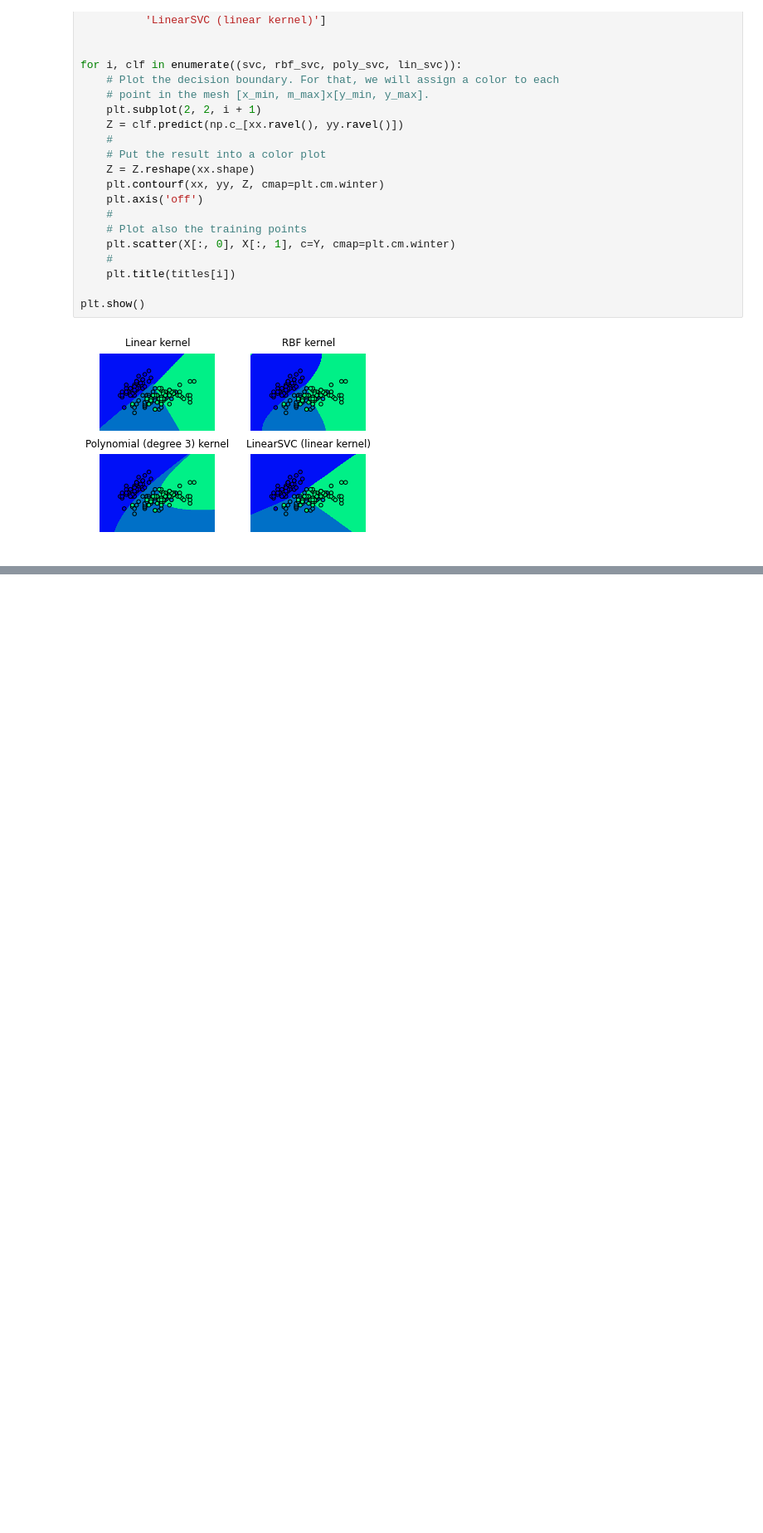
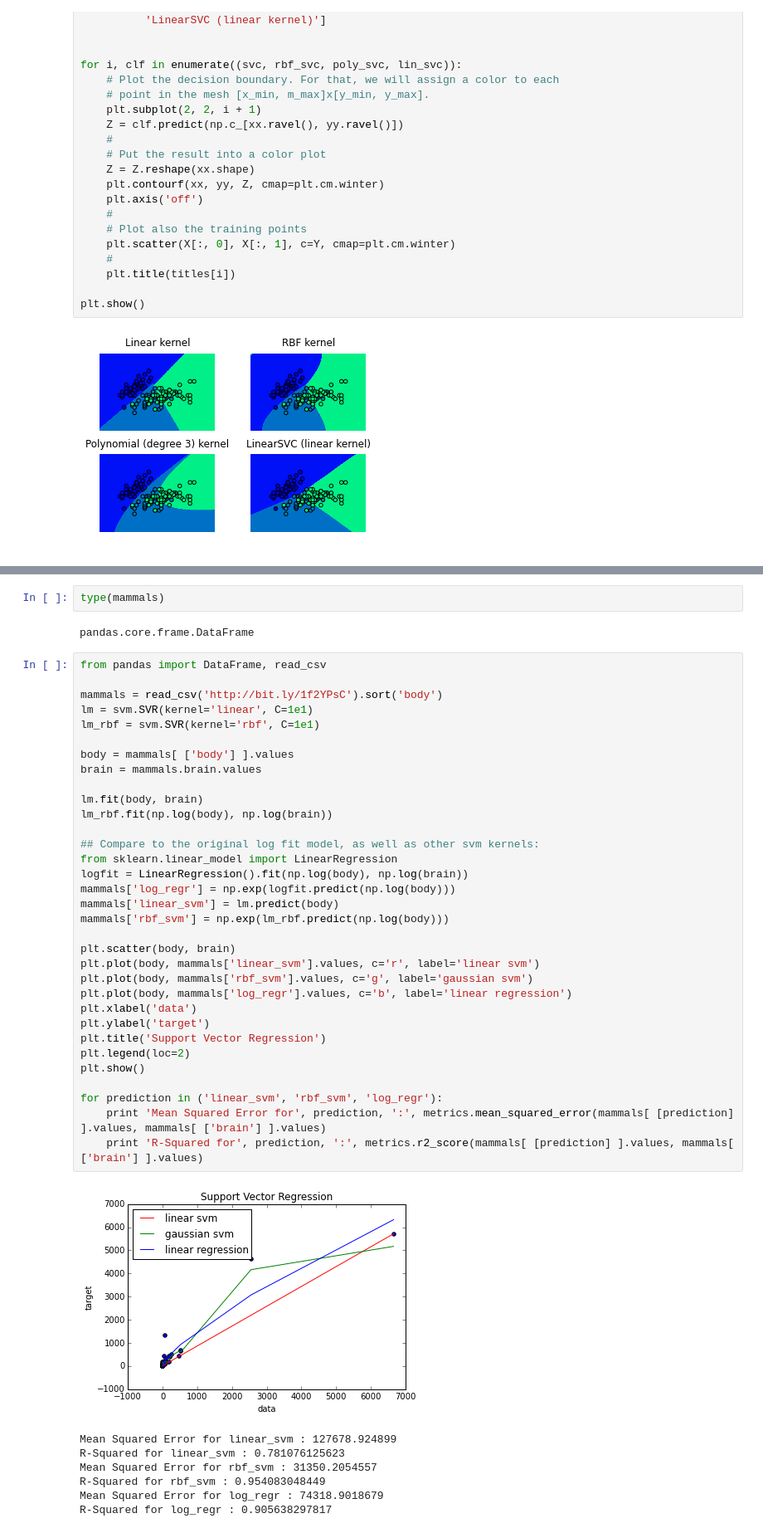
Before and after one commit to nipunbatra/NIOMTK, a Jupyter notebook: docs/Support Vector Machine - iris dataset.ipynb, the cells around one changed output, grey strips where cells are left out. Shown at 83% size. Cells and saved outputs as stored; diff of their text form; blank space fills up the shorter version.

```diff
--- a/docs/Support Vector Machine - iris dataset.ipynb
+++ b/docs/Support Vector Machine - iris dataset.ipynb
@@ -148,0 +174,45 @@ plt.show()
+# %%
+type(mammals)
+# %% [output]
+pandas.core.frame.DataFrame
+# %%
+from pandas import DataFrame, read_csv
+
+mammals = read_csv('http://bit.ly/1f2YPsC').sort('body')
+lm = svm.SVR(kernel='linear', C=1e1)
+lm_rbf = svm.SVR(kernel='rbf', C=1e1)
+
+body = mammals[ ['body'] ].values
+brain = mammals.brain.values
+
+lm.fit(body, brain)
+lm_rbf.fit(np.log(body), np.log(brain))
+
+## Compare to the original log fit model, as well as other svm kernels:
+from sklearn.linear_model import LinearRegression
+logfit = LinearRegression().fit(np.log(body), np.log(brain))
+mammals['log_regr'] = np.exp(logfit.predict(np.log(body)))
+mammals['linear_svm'] = lm.predict(body)
+mammals['rbf_svm'] = np.exp(lm_rbf.predict(np.log(body)))
+
+plt.scatter(body, brain)
+plt.plot(body, mammals['linear_svm'].values, c='r', label='linear svm')
+plt.plot(body, mammals['rbf_svm'].values, c='g', label='gaussian svm')
+plt.plot(body, mammals['log_regr'].values, c='b', label='linear regression')
+plt.xlabel('data')
+plt.ylabel('target')
+plt.title('Support Vector Regression')
+plt.legend(loc=2)
+plt.show()
+
+for prediction in ('linear_svm', 'rbf_svm', 'log_regr'):
+	print 'Mean Squared Error for', prediction, ':', metrics.mean_squared_error(mammals[ [prediction] ].values, mammals[ ['brain'] ].values)
+	print 'R-Squared for', prediction, ':', metrics.r2_score(mammals[ [prediction] ].values, mammals[ ['brain'] ].values)
+# %% [output]
+[figure, added]
+Mean Squared Error for linear_svm : 127678.924899
+R-Squared for linear_svm : 0.781076125623
+Mean Squared Error for rbf_svm : 31350.2054557
+R-Squared for rbf_svm : 0.954083048449
+Mean Squared Error for log_regr : 74318.9018679
+R-Squared for log_regr : 0.905638297817
```
Also changed, not shown: parts of 5 cells of this notebook, 1 other file.
